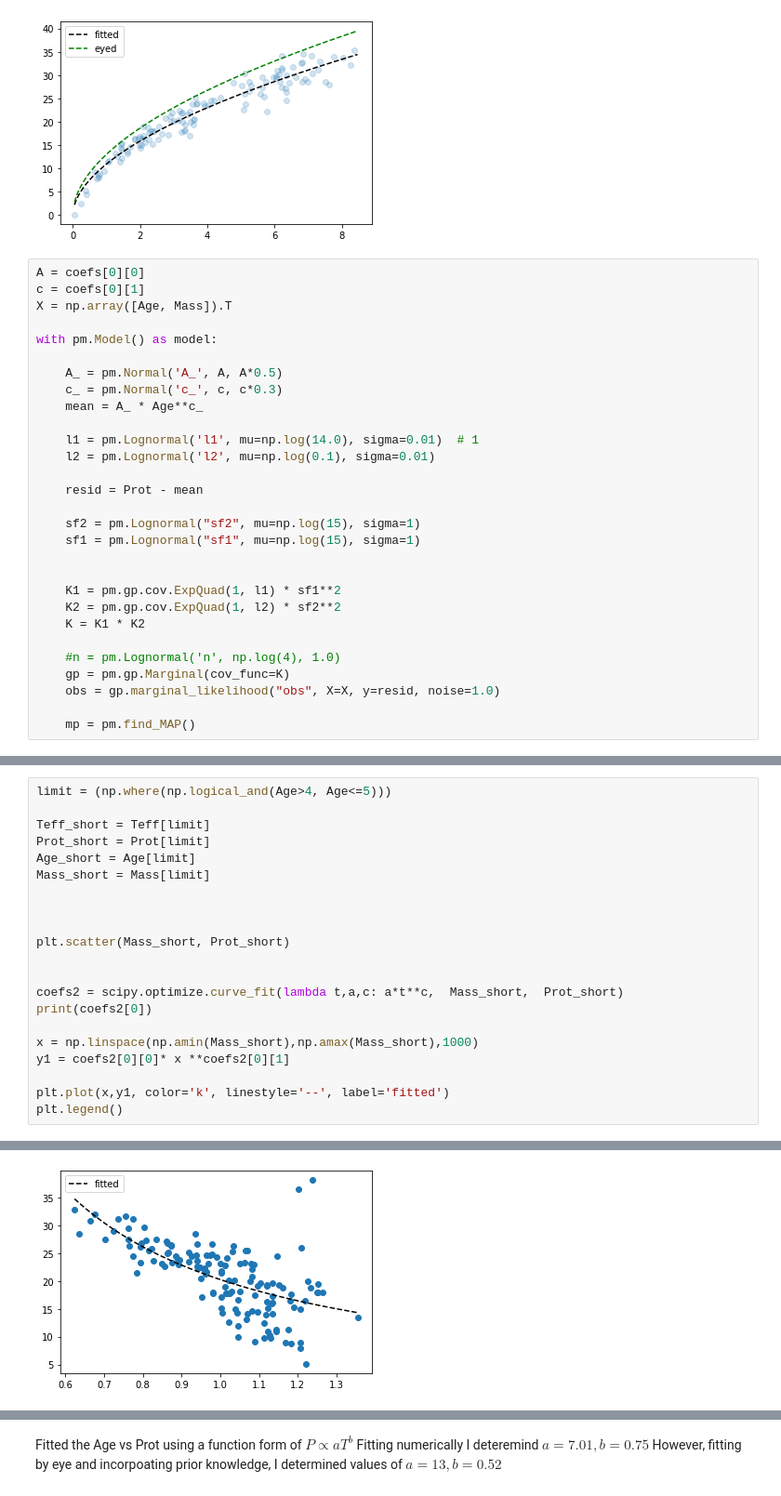
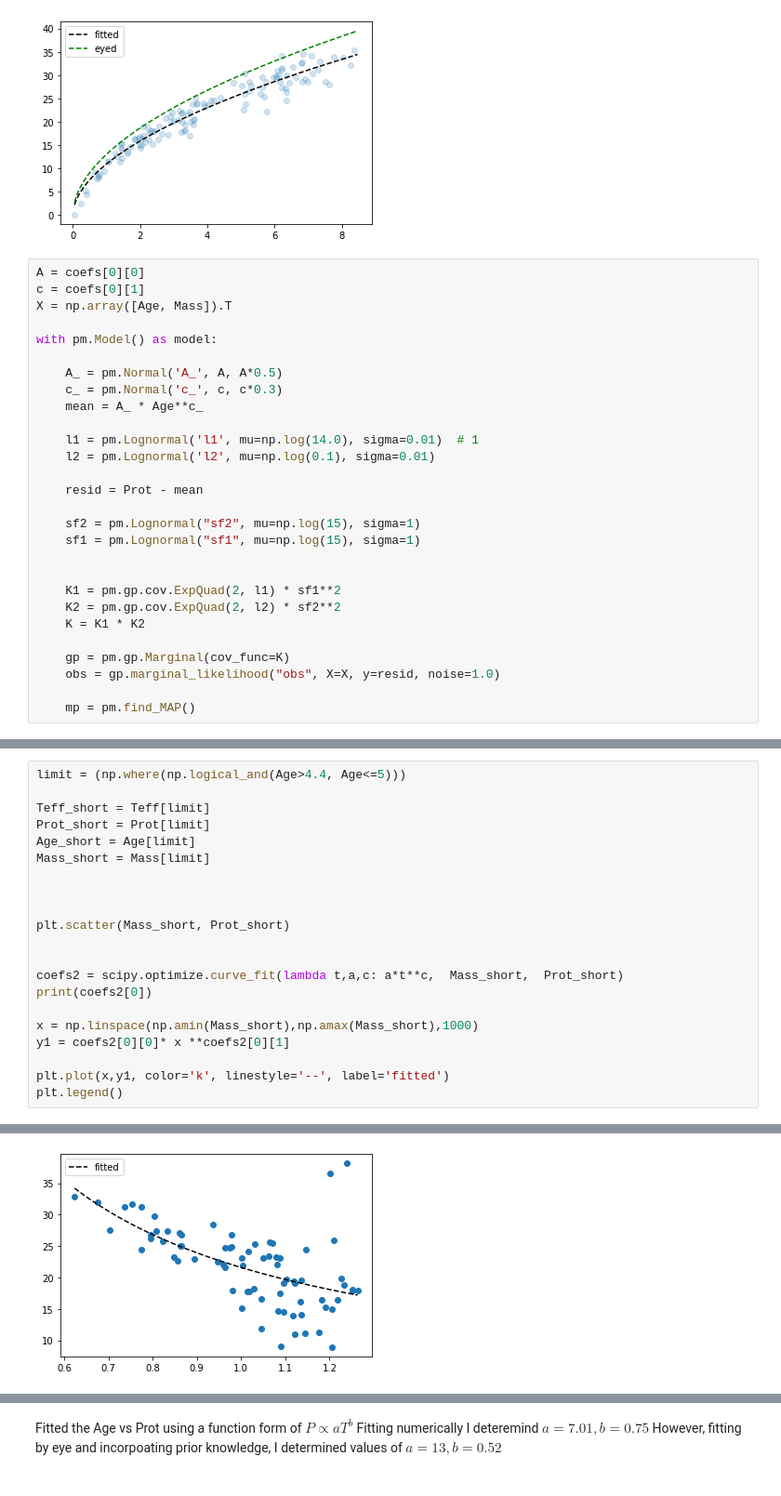
Before and after one commit to ni-phy/year4-project, a Jupyter notebook: Henry/3d_fitting.ipynb, the cells around one changed output, grey strips where cells are left out. Shown at 93% size. Cells and saved outputs as stored; diff of their text form.

```diff
--- a/Henry/3d_fitting.ipynb
+++ b/Henry/3d_fitting.ipynb
@@ -112,11 +118,10 @@ with pm.Model() as model:
     sf1 = pm.Lognormal("sf1", mu=np.log(15), sigma=1)
 
 
-    K1 = pm.gp.cov.ExpQuad(1, l1) * sf1**2
-    K2 = pm.gp.cov.ExpQuad(1, l2) * sf2**2
+    K1 = pm.gp.cov.ExpQuad(2, l1) * sf1**2
+    K2 = pm.gp.cov.ExpQuad(2, l2) * sf2**2
     K = K1 * K2
 
-    #n = pm.Lognormal('n', np.log(4), 1.0)
     gp = pm.gp.Marginal(cov_func=K)
     obs = gp.marginal_likelihood("obs", X=X, y=resid, noise=1.0)
 
@@ -150,5 +156,5 @@ print(A, c)
 # %%
-limit = (np.where(np.logical_and(Age>4, Age<=5)))
+limit = (np.where(np.logical_and(Age>4.4, Age<=5)))
 
 Teff_short = Teff[limit]
 Prot_short = Prot[limit]
@@ -173,2 +179,2 @@ plt.legend()
 <matplotlib.legend.Legend at 0x...>
-[figure, old version]
+[figure, new version]
```
Also changed, not shown: parts of 18 cells of this notebook.
